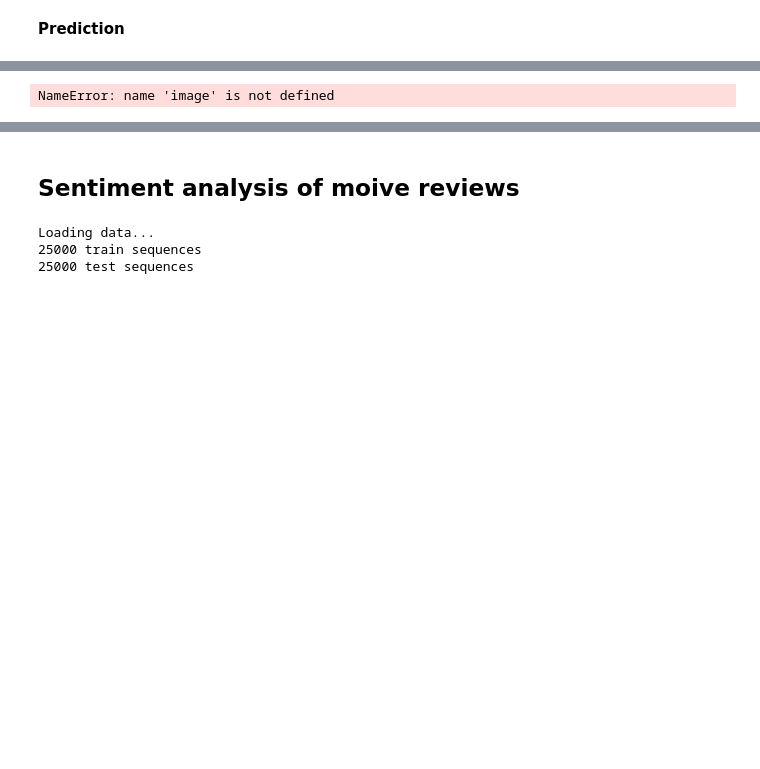
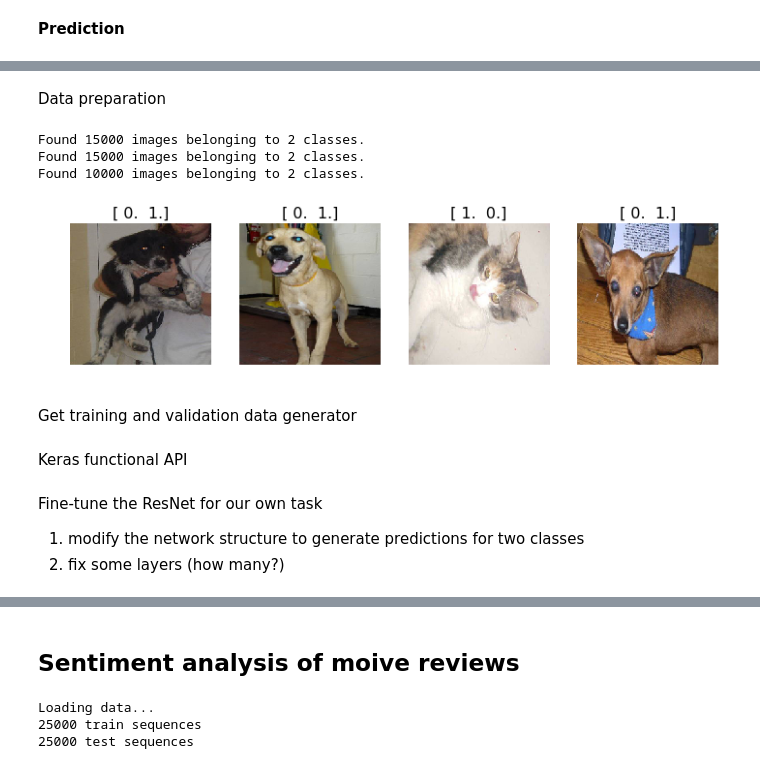
Before and after one commit to nudles/dcsc, a Jupyter notebook: CNN.ipynb, the cells around one changed output, grey strips where cells are left out. Drawn from its saved outputs; the diff is of its cells as text; code cells hidden in the pictures; blank space fills up the shorter version.

```diff
--- a/CNN.ipynb
+++ b/CNN.ipynb
@@ -230,8 +345,8 @@ from keras.applications.resnet50 import ResNet50
 from keras.applications.vgg16 import VGG16
 from keras.applications.inception_v3 import InceptionV3
 
-resnet = ResNet50()
-resnet.summary()
+model = ResNet50()
+model.summary()
 # %% [output]
 __________________________________________________________________________________________________
 Layer (type)                    Output Shape         Param #     Connected to
@@ -257,32 +398,46 @@ ________________________________________________________________________________
+# %% [markdown]
+Data preparation
 # %%
-channel_mean = np.array([123.68, 116.779, 103.939], dtype=np.float32).reshape((3,1,1))
+from keras.preprocessing import image
+
+
+channel_mean = np.array([123.68, 116.779, 103.939], dtype=np.float32).reshape((1,1,3))
+
 def preprocess(x):
     """
         Subtracts the mean RGB value, and transposes RGB to BGR.
         The mean RGB was computed on the image set used to train the VGG model.
 
         Args:
             x: Image array (channels x width)
         Returns:
             Image array (transposed_channels x height x width)
     """
     x = x - channel_mean
     return x[:, ::-1] # reverse axis rgb->bgr
 
-def get_batches(dirname,  shuffle=True,
-                batch_size=batch_size, class_mode='categorical'):
-    path = ''
-    return image.ImageDataGenerator(preprocessing_function=preprocess).flow_from_directory(path+dirname, target_size=(224,224),
-                class_mode=class_mode, shuffle=shuffle, batch_size=batch_size)
+def get_batches(dirname,  shuffle=True, batch_size=batch_size, class_mode='categorical', vis=False):
+    """
+        Takes the path to a directory, and generates batches of augmented/normalized data.
+        Yields batches indefinitely, in an infinite loop.
+        See Keras documentation: https://keras.io/preprocessing/image/
+    """
+    path = 'data/dog-cat/'
+    if vis:
+        return image.ImageDataGenerator().flow_from_directory(
+            path + dirname, target_size=(224,224), class_mode=class_mode, shuffle=shuffle, batch_size=batch_size)
+    else:
+        return image.ImageDataGenerator(preprocessing_function=preprocess).flow_from_directory(
+            path + dirname, target_size=(224,224), class_mode=class_mode, shuffle=shuffle, batch_size=batch_size)
 
-batches = get_batches('train', batch_size=8)
-val_batches = get_batches('valid', batch_size=8)
-imgs,labels = next(batches)
-classes = {}
-for c in batches.class_indices:
-    classes[batches.class_indices[c]] = c
-
+batches = get_batches('train', batch_size=4, vis=True)
+imgs, labels = next(batches)
 # This shows the 'ground truth'
 plots(imgs, titles=labels)
 # %% [output]
-NameError: name 'image' is not defined
+Found 15000 images belonging to 2 classes.
+Found 15000 images belonging to 2 classes.
+Found 10000 images belonging to 2 classes.
+[figure, added]
+# %% [markdown]
+Get training and validation data generator
@@ -288,0 +452,2 @@ NameError: name 'image' is not defined
+# %% [markdown]
+Keras functional API
@@ -288,0 +461,4 @@ NameError: name 'image' is not defined
+# %% [markdown]
+Fine-tune the ResNet for our own task
+1. modify the network structure to generate predictions for two classes
+2. fix some layers (how many?)
```
Also changed, not shown: parts of 40 cells of this notebook, 9 other files.
